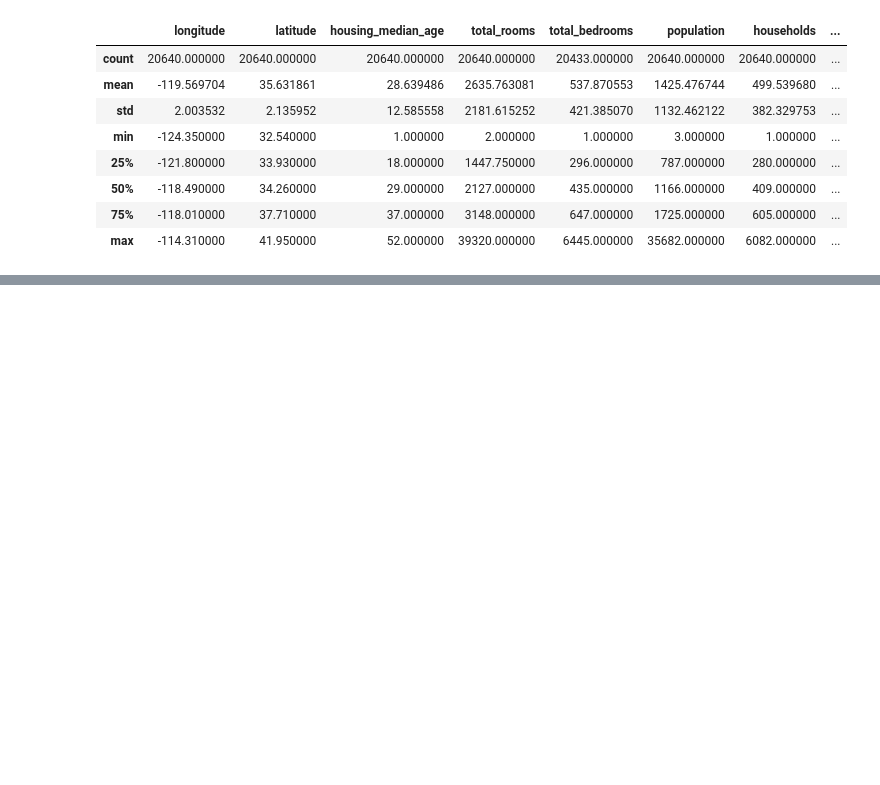
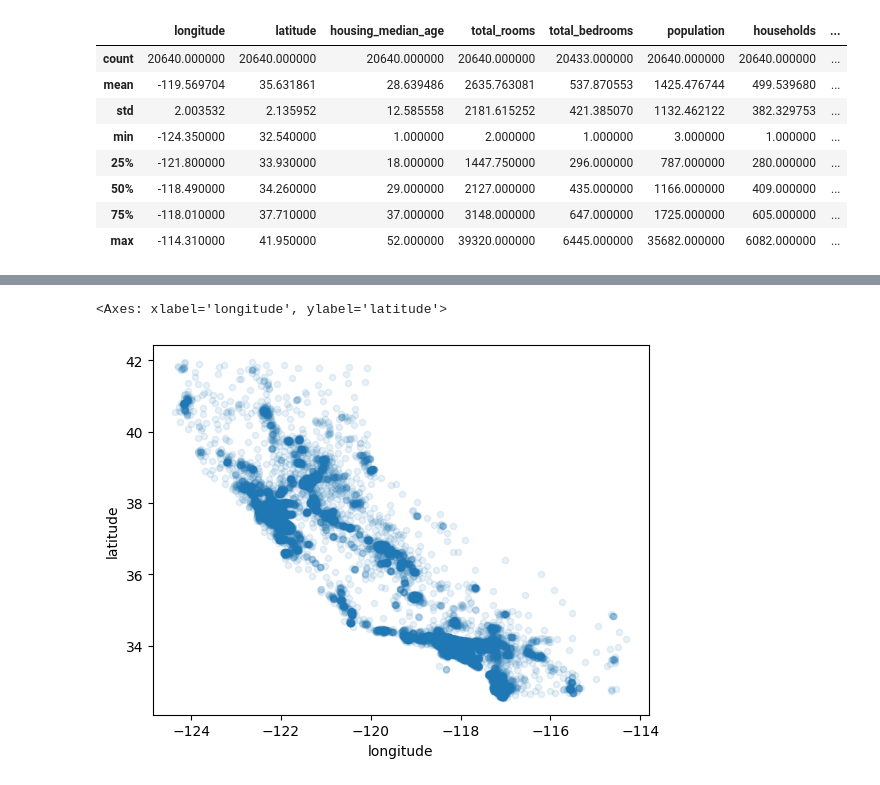
Before and after one commit to KevinYih/BigDataDemo, a Jupyter notebook: HousingPriceInCalifornia.ipynb, the cells around one changed output, grey strips where cells are left out. Cells and saved outputs as stored; diff of their text form; code cells hidden in the pictures; blank space fills up the shorter version.

```diff
--- a/HousingPriceInCalifornia.ipynb
+++ b/HousingPriceInCalifornia.ipynb
@@ -74,0 +91,8 @@ housing.describe()
+# %%
+# In which geographical locations we have more data (dense locations)?
+# Hint: reduce transparency/visibility of the graph
+
+housing.plot(kind="scatter", x="longitude", y="latitude", alpha=0.1)
+# %% [output]
+<Axes: xlabel='longitude', ylabel='latitude'>
+[figure, added]
```
Also changed, not shown: parts of 2 cells of this notebook.
